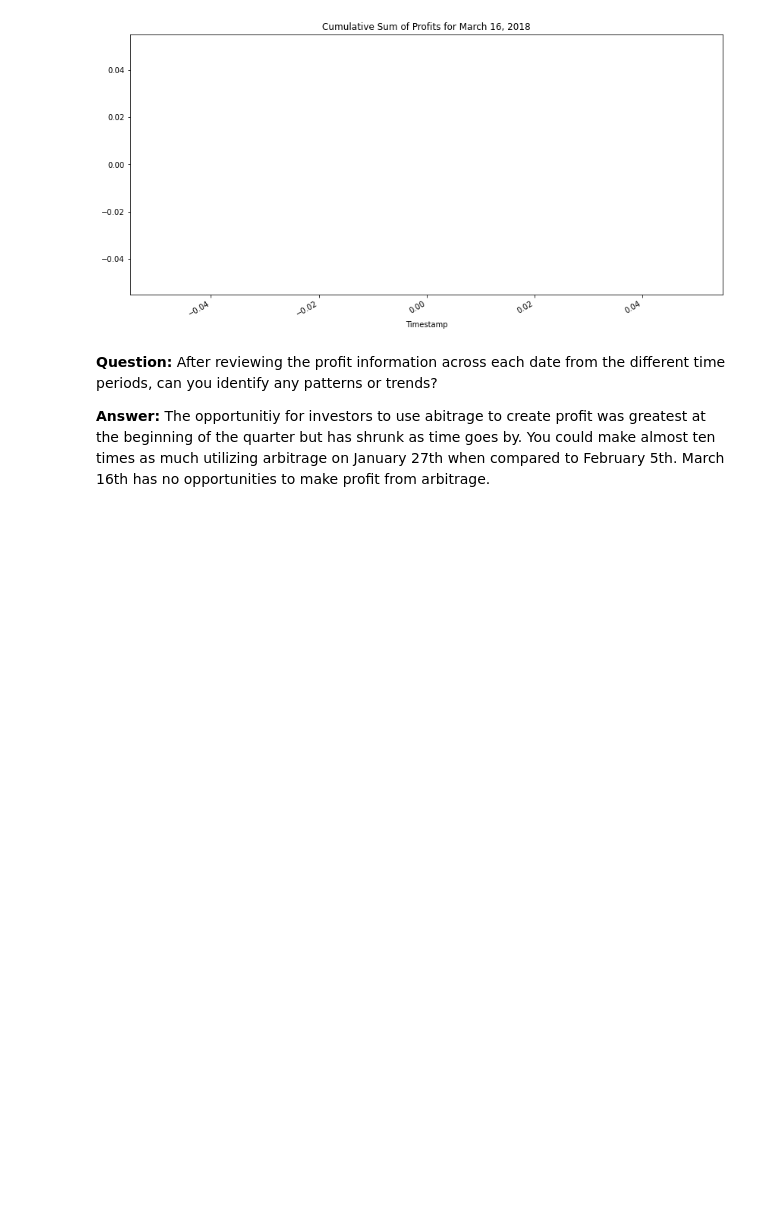
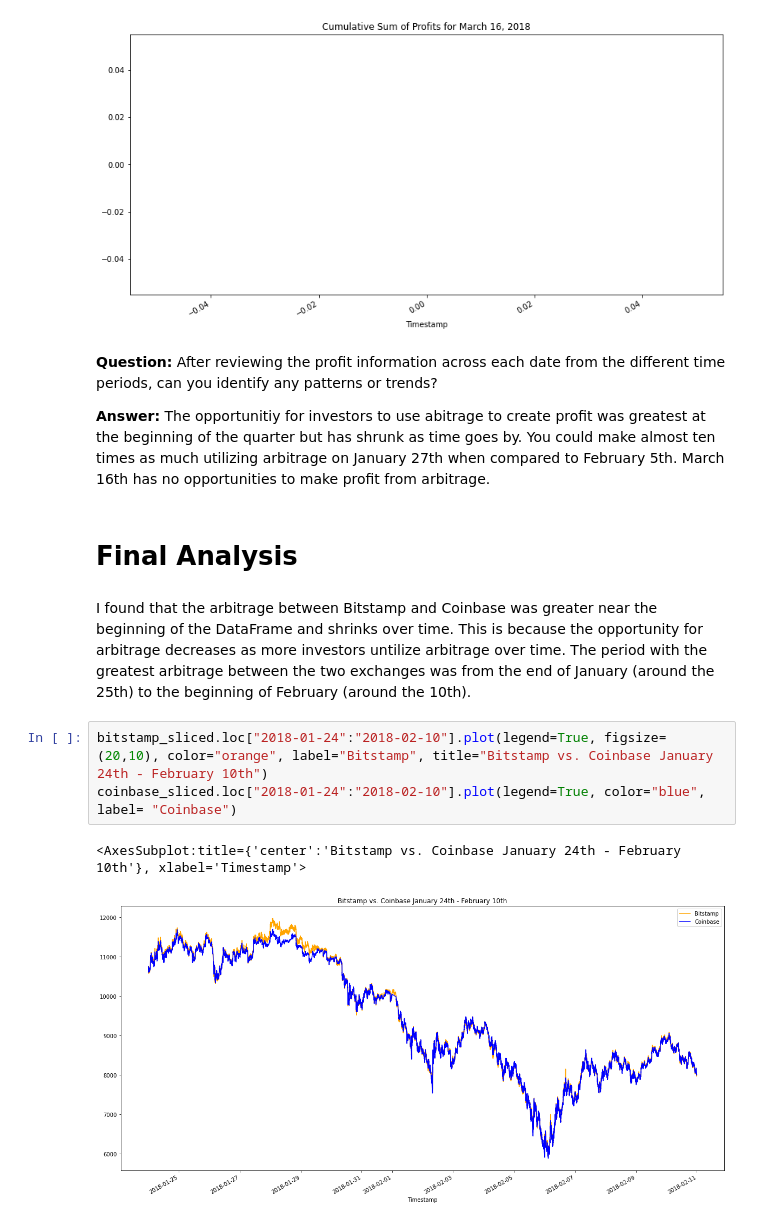
Before and after one commit to Kevinator9000/fintech_challenge_3, a Jupyter notebook: crypto_arbitrage.ipynb, the cells around one changed output. Drawn from its saved outputs; the diff is of its cells as text; blank space fills up the shorter version.

Commit message:
Added comments, Added Analysis report, cleaned code, and updated README

```diff
--- a/crypto_arbitrage.ipynb
+++ b/crypto_arbitrage.ipynb
@@ -970,3 +970,13 @@ cumulative_profit_late.plot(figsize=(14,7),title="Cumulative Sum of Profits for
 **Question:** After reviewing the profit information across each date from the different time periods, can you identify any patterns or trends?
 
 **Answer:** The opportunitiy for investors to use abitrage to create profit was greatest at the beginning of the quarter but has shrunk as time goes by. You could make almost ten times as much utilizing arbitrage on January 27th when compared to February 5th. March 16th has no opportunities to make profit from arbitrage.
+# %% [markdown]
+# Final Analysis
+# %% [markdown]
+I found that the arbitrage between Bitstamp and Coinbase was greater near the beginning of the DataFrame and shrinks over time. This is because the opportunity for arbitrage decreases as more investors untilize arbitrage over time. The period with the greatest arbitrage between the two exchanges was from the end of January (around the 25th) to the beginning of February (around the 10th).
+# %%
+bitstamp_sliced.loc["2018-01-24":"2018-02-10"].plot(legend=True, figsize=(20,10), color="orange", label="Bitstamp", title="Bitstamp vs. Coinbase January 24th - February 10th")
+coinbase_sliced.loc["2018-01-24":"2018-02-10"].plot(legend=True, color="blue", label= "Coinbase")
+# %% [output]
+<AxesSubplot:title={'center':'Bitstamp vs. Coinbase January 24th - February 10th'}, xlabel='Timestamp'>
+[figure, added]
```
Also changed, not shown: parts of 2 cells of this notebook, 1 other file.
